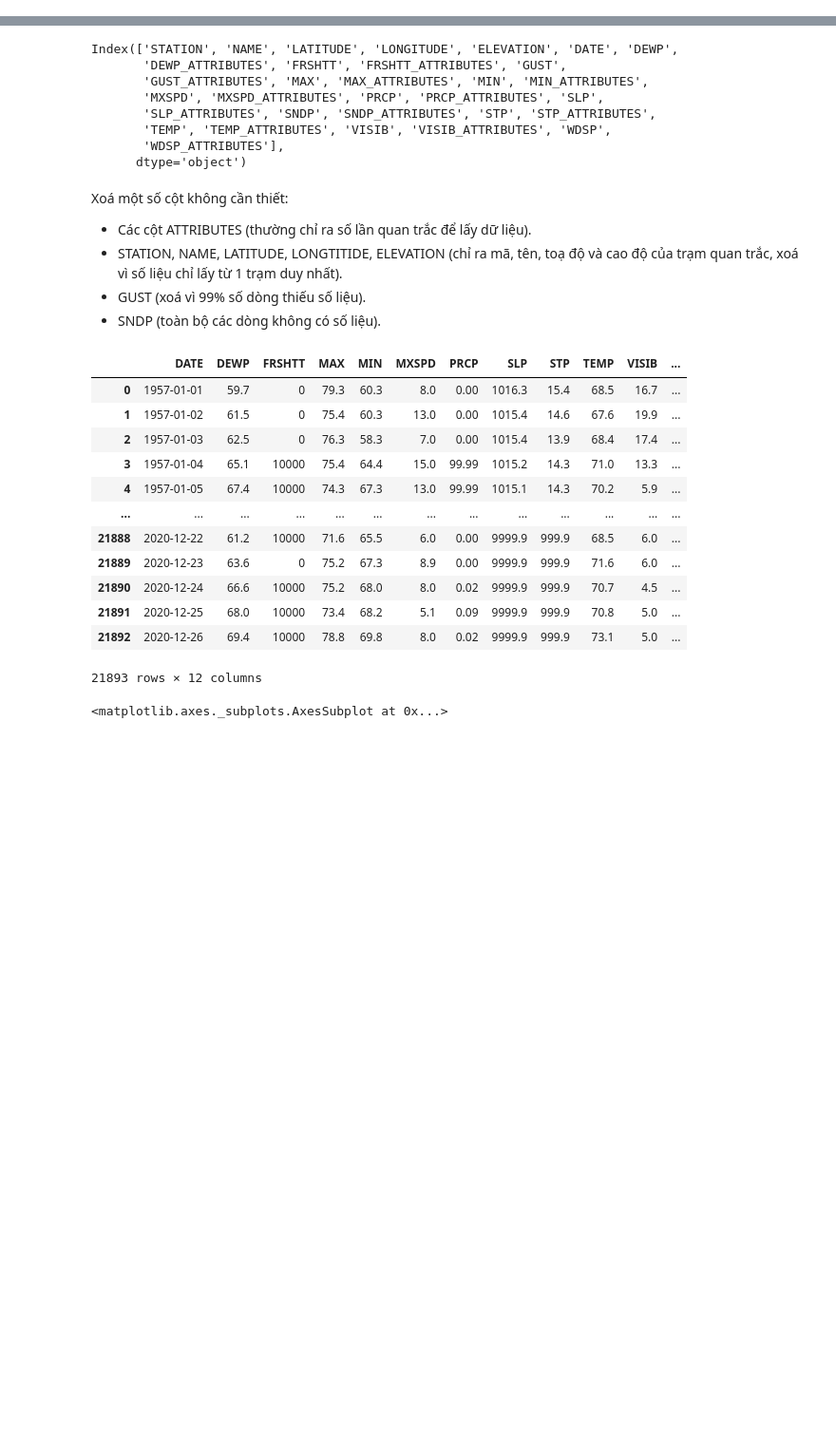
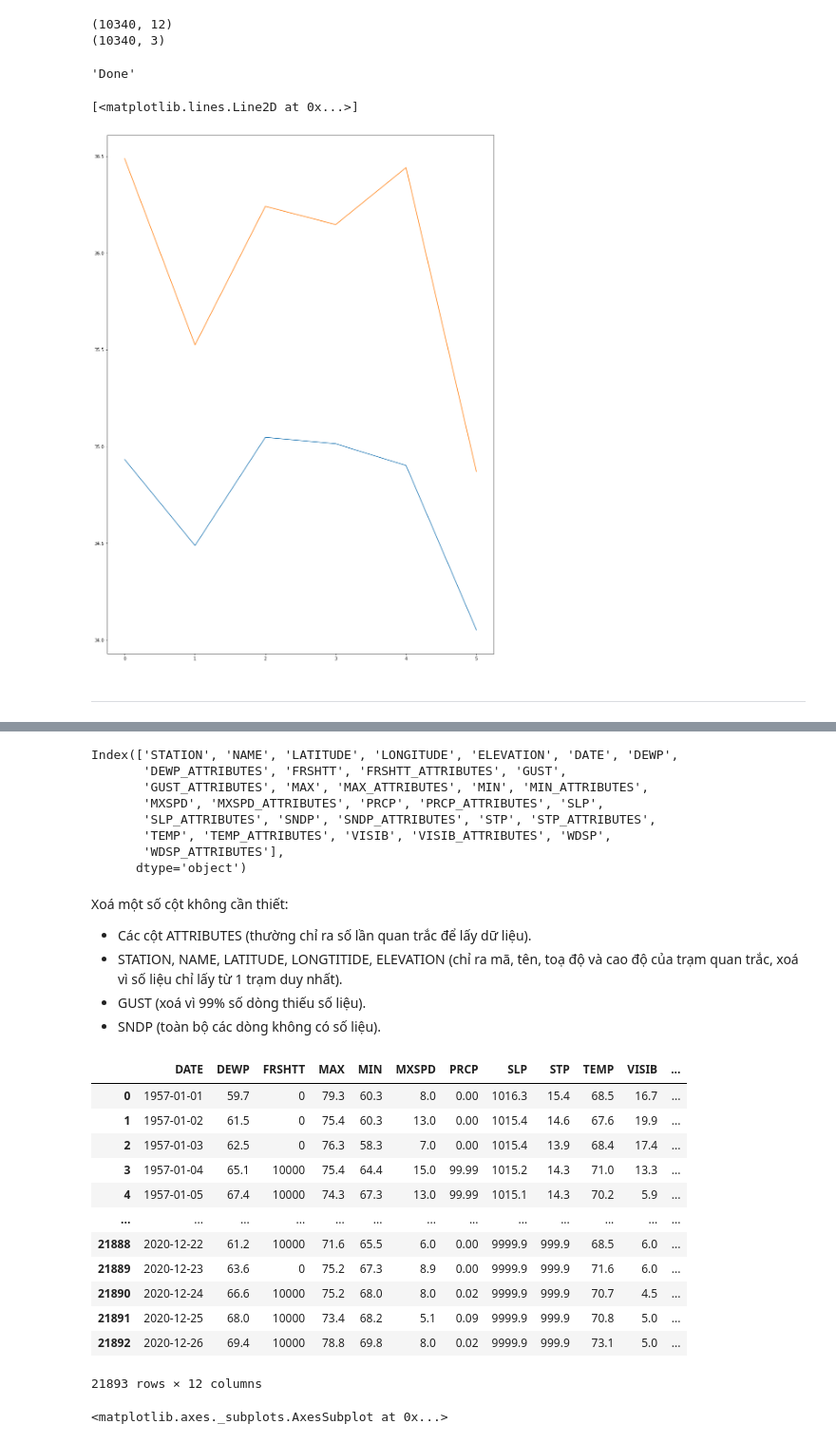
Before and after one commit to vietsub00/NMKHDL_DACK, a Jupyter notebook: Weather_predict.ipynb, the cells around one changed output, grey strips where cells are left out. Shown: that part at 95% size. Saved outputs shown, nothing was run; the diff lists cells and outputs as text; code cells hidden in the pictures; blank space fills up the shorter version.

Commit message:
testing MLPRegressor on dataset

```diff
--- a/Weather_predict.ipynb
+++ b/Weather_predict.ipynb
@@ -5,0 +224,9 @@ import matplotlib.pyplot as plt
+# %%
+# (1) select a significance value
+alpha = 0.05
+
+# (2) Fit the model
+model = sm.OLS(y, X).fit()
+
+# (3) evaluate the coefficients' p-values
+model.summary()
@@ -5,0 +306,11 @@ import matplotlib.pyplot as plt
+# %%
+predictors =['Max Temperature 1', 'Max Temperature 2',
+             'Min Temperature 1', 'Min Temperature 2',
+             'Precipitation 1', 'Precipitation 2',
+             'Wind 1', 'Wind 2',
+             'Relative Humidity 1', 'Relative Humidity 2',
+             'Solar 1', 'Solar 2']
+output_vars = ['Max Temperature', 'Min Temperature','Precipitation']
+
+X = df[predictors]
+y = df[output_vars]
@@ -6,3 +343,41 @@ import matplotlib.pyplot as plt
+# %%
+# Tách tập huấn luyện và tập validation theo tỉ lệ 80:20
+X_train, X_val, y_train, y_val = train_test_split(X, y, test_size=0.2, random_state=0)
+# %%
+print(X_train.shape)
+print(y_train.shape)
+# %% [output]
+(10340, 12)
+(10340, 3)
+# %%
+pipeline = make_pipeline(StandardScaler(),
+                         MLPRegressor(hidden_layer_sizes=(8,8,8), activation='relu', solver='adam', max_iter=5000))
+train_errs = []
+val_errs = []
+alphas = [0.01, 0.015, 0.1, 0.4, 1, 3]
+best_val_err = float('inf'); best_alpha = None;
+
+for alpha in alphas:
+    pipeline.set_params(mlpregressor__alpha = alpha)
+    pipeline.fit(X_train, y_train)
+    train_err = (1 - pipeline.score(X_train, y_train))*100
+    val_err = (1 - pipeline.score(X_val, y_val))*100
+    if val_err < best_val_err:
+        best_val_err = val_err
+        best_alpha = alpha
+    train_errs.append(train_err)
+    val_errs.append(val_err)
+'Done'
+# %% [output]
+'Done'
+# %%
+plt.plot(train_errs)
+plt.plot(val_errs)
+# %% [output]
+[<matplotlib.lines.Line2D at 0x...>]
+[figure, added]
+# %% [markdown]
+---
 # %%
 data = pd.read_csv('danang_weather_1957_2020.csv')
 data
```
Also changed, not shown: parts of 30 cells of this notebook.
